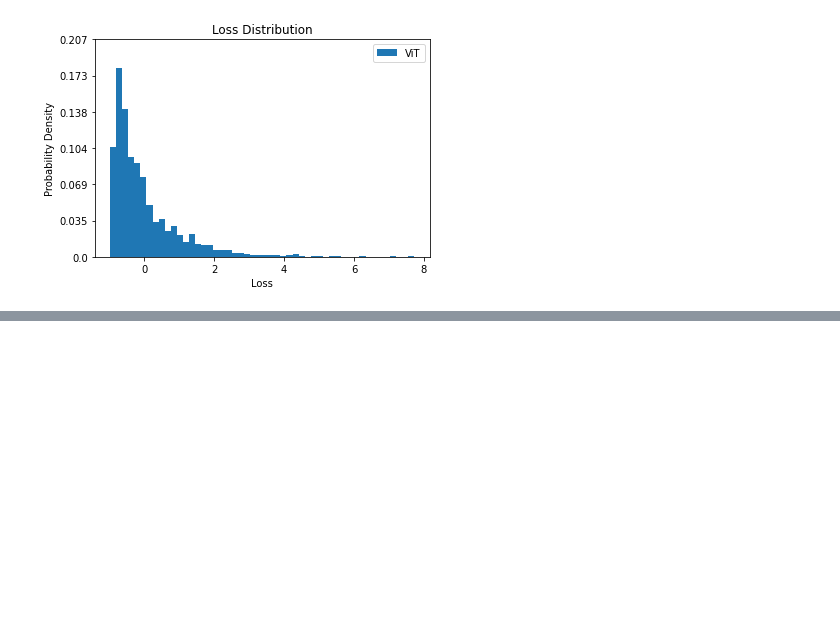
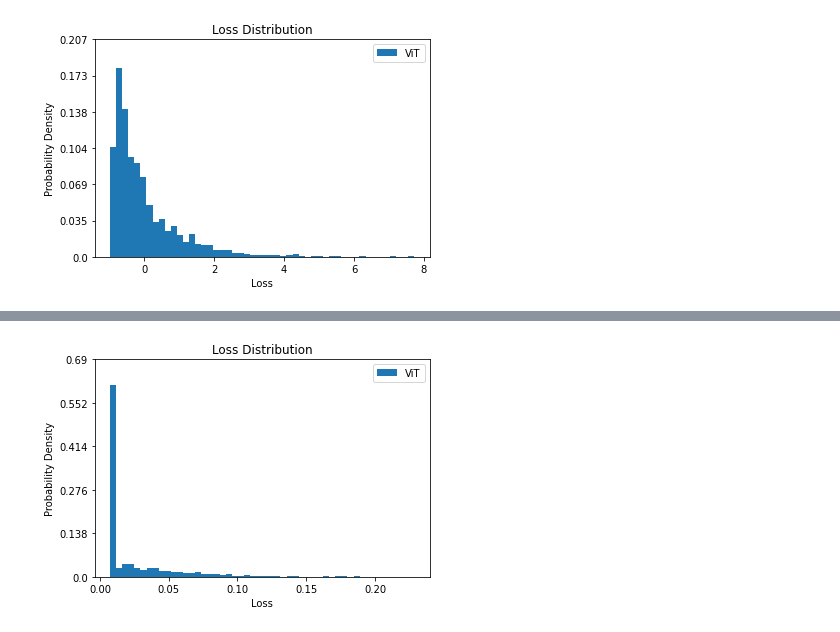
Before and after one commit to susanbao/pytorch-segmentation, a Jupyter notebook: estimated_loss_analysis.ipynb, the cells around one changed output, grey strips where cells are left out. Cells and saved outputs as stored; diff of their text form; code cells hidden in the pictures; blank space fills up the shorter version.

```diff
--- a/estimated_loss_analysis.ipynb
+++ b/estimated_loss_analysis.ipynb
@@ -61,0 +78,6 @@ display_data_hist(val_estimated_loss)
+# %%
+val_estimated_loss = np.array(read_one_results("/workspace/ViT-pytorch/output/ViT-output-PSPNet-VOC-train-loss-design-entrop_losses.json")['losses'])
+val_estimated_loss = val_estimated_loss / 10
+display_data_hist(val_estimated_loss)
+# %% [output]
+[figure, added]
```
Also changed, not shown: parts of 14 cells of this notebook, 4 other files.
